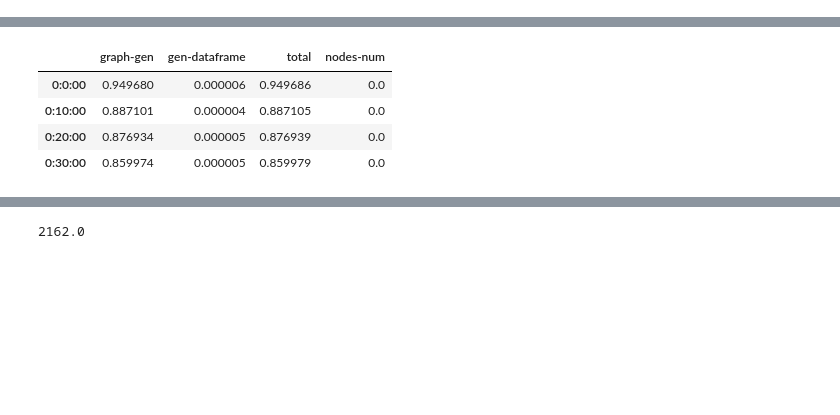
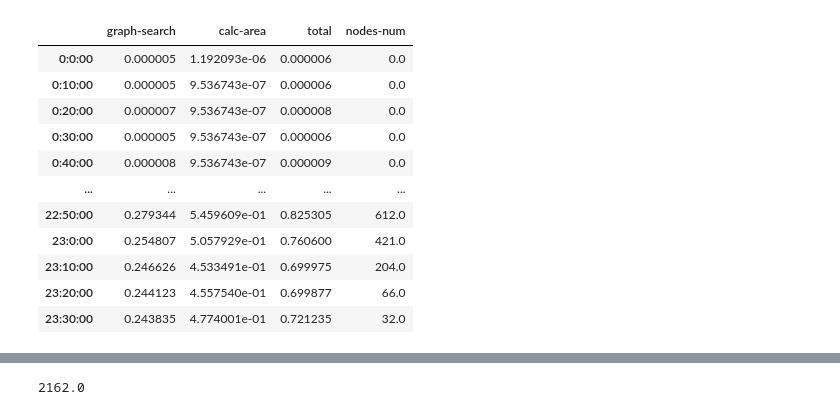
Before and after one commit to wisc-bus/simulator, a Jupyter notebook: perf.ipynb, the cells around one changed output, grey strips where cells are left out. Drawn from its saved outputs; the diff is of its cells as text; code cells hidden in the pictures; blank space fills up the shorter version.

```diff
--- a/perf.ipynb
+++ b/perf.ipynb
@@ -33,20 +63,35 @@ def every_time(interval, elapse_time):
 # %%
 start_times = every_time(10, 30)
 perf = pd.DataFrame()
 
 ts = time.time()
 for t in start_times:
     # print(t)
-    t0 = time.time()
+    # t0 = time.time()
     busSim = BusSim(DATA_PATH, DAY, t, ELAPSE_TIME, AVG_WALKING_SPEED, MAX_WALKING_MIN)
     t1 = time.time()
-    busSim.get_gdf(start_point=(43.073691, -89.387407))
+    gdf = busSim.get_gdf(start_point=(43.073691, -89.387407))
     t2 = time.time()
-    perf.loc[t, "graph-gen"] = t1 - t0
-    perf.loc[t, "gen-dataframe"] = t2 - t1
-    perf.loc[t, "total"] = t2 - t0
+    busSim.get_area(gdf)
+    t3 = time.time()
+    # perf.loc[t, "graph-gen"] = t1 - t0
+    perf.loc[t, "graph-search"] = t2 - t1
+    perf.loc[t, "calc-area"] = t3 - t2
+    perf.loc[t, "total"] = t3 - t1
     perf.loc[t, "nodes-num"] = len(busSim.graph.nodes)
 
 te = time.time()
 perf
 # %% [output]
+|  | graph-search | calc-area | total | nodes-num |
+| 0:0:00 | 0.000005 | 1.192093e-06 | 0.000006 | 0.0 |
+| 0:10:00 | 0.000005 | 9.536743e-07 | 0.000006 | 0.0 |
+| 0:20:00 | 0.000007 | 9.536743e-07 | 0.000008 | 0.0 |
+| 0:30:00 | 0.000005 | 9.536743e-07 | 0.000006 | 0.0 |
+| 0:40:00 | 0.000008 | 9.536743e-07 | 0.000009 | 0.0 |
+| ... | ... | ... | ... | ... |
+| 22:50:00 | 0.279344 | 5.459609e-01 | 0.825305 | 612.0 |
+| 23:0:00 | 0.254807 | 5.057929e-01 | 0.760600 | 421.0 |
+| 23:10:00 | 0.246626 | 4.533491e-01 | 0.699975 | 204.0 |
+| 23:20:00 | 0.244123 | 4.557540e-01 | 0.699877 | 66.0 |
+| 23:30:00 | 0.243835 | 4.774001e-01 | 0.721235 | 32.0 |
@@ -57,5 +98,0 @@ perf
-|  | graph-gen | gen-dataframe | total | nodes-num |
-| 0:0:00 | 0.949680 | 0.000006 | 0.949686 | 0.0 |
-| 0:10:00 | 0.887101 | 0.000004 | 0.887105 | 0.0 |
-| 0:20:00 | 0.876934 | 0.000005 | 0.876939 | 0.0 |
-| 0:30:00 | 0.859974 | 0.000005 | 0.859979 | 0.0 |
```
Also changed, not shown: parts of 11 cells of this notebook, 1 other file.
